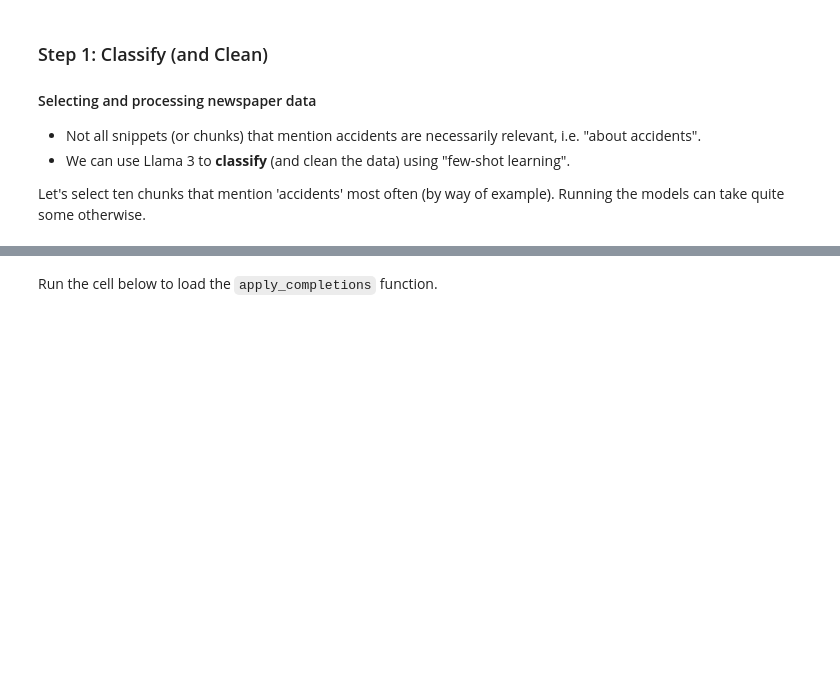
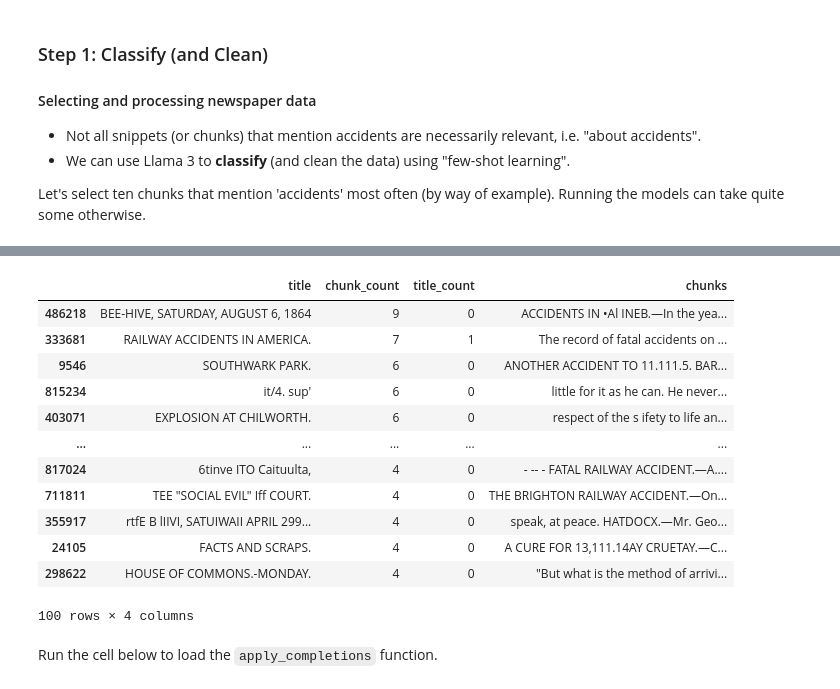
Before and after one commit to Living-with-machines/dhoxss-text2tech, a Jupyter notebook: Sessions/5e_LLMs_as_Research_Assistants.ipynb, the cells around one changed output, grey strips where cells are left out. Cells and saved outputs as stored; diff of their text form; code cells hidden in the pictures; blank space fills up the shorter version.

```diff
--- a/Sessions/5e_LLMs_as_Research_Assistants.ipynb
+++ b/Sessions/5e_LLMs_as_Research_Assistants.ipynb
@@ -378,3 +501,20 @@ df_accident[['title','chunk_count','title_count','chunks']]
+# %%
+df_accident = pd.read_json('https://raw.githubusercontent.com/kasparvonbeelen/uga-llm-workshop/refs/heads/main/newspapers/df_accident.json')
+df_accident[['title','chunk_count','title_count','chunks']]
+# %% [output]
+|  | title | chunk_count | title_count | chunks |
+| 486218 | BEE-HIVE, SATURDAY, AUGUST 6, 1864 | 9 | 0 | ACCIDENTS IN •Al INEB.—In the yea... |
+| 333681 | RAILWAY ACCIDENTS IN AMERICA. | 7 | 1 | The record of fatal accidents on ... |
+| 9546 | SOUTHWARK PARK. | 6 | 0 | ANOTHER ACCIDENT TO 11.111.5. BAR... |
+| 815234 | it/4. sup' | 6 | 0 | little for it as he can. He never... |
+| 403071 | EXPLOSION AT CHILWORTH. | 6 | 0 | respect of the s ifety to life an... |
+| ... | ... | ... | ... | ... |
+| 817024 | 6tinve ITO Caituulta, | 4 | 0 | - -- - FATAL RAILWAY ACCIDENT.—A.... |
+| 711811 | TEE "SOCIAL EVIL" Iff COURT. | 4 | 0 | THE BRIGHTON RAILWAY ACCIDENT.—On... |
+| 355917 | rtfE B lIIVI, SATUIWAII APRIL 299... | 4 | 0 | speak, at peace. HATDOCX.—Mr. Geo... |
+| 24105 | FACTS AND SCRAPS. | 4 | 0 | A CURE FOR 13,111.14AY CRUETAY.—C... |
+| 298622 | HOUSE OF COMMONS.-MONDAY. | 4 | 0 | "But what is the method of arrivi... |
+100 rows × 4 columns
 # %% [markdown]
 Run the cell below to load the `apply_completions` function.
 # %%
```
Also changed, not shown: parts of 62 cells of this notebook.
